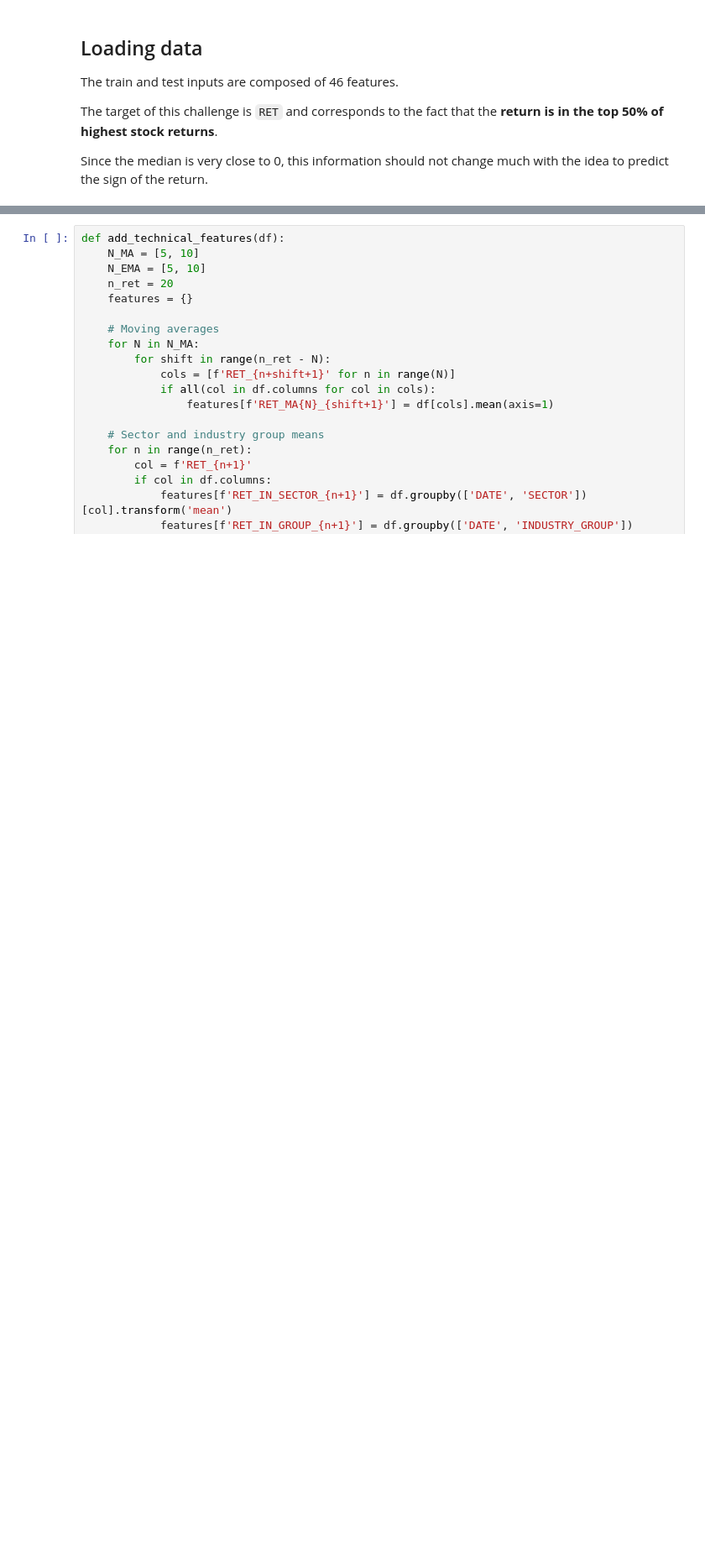
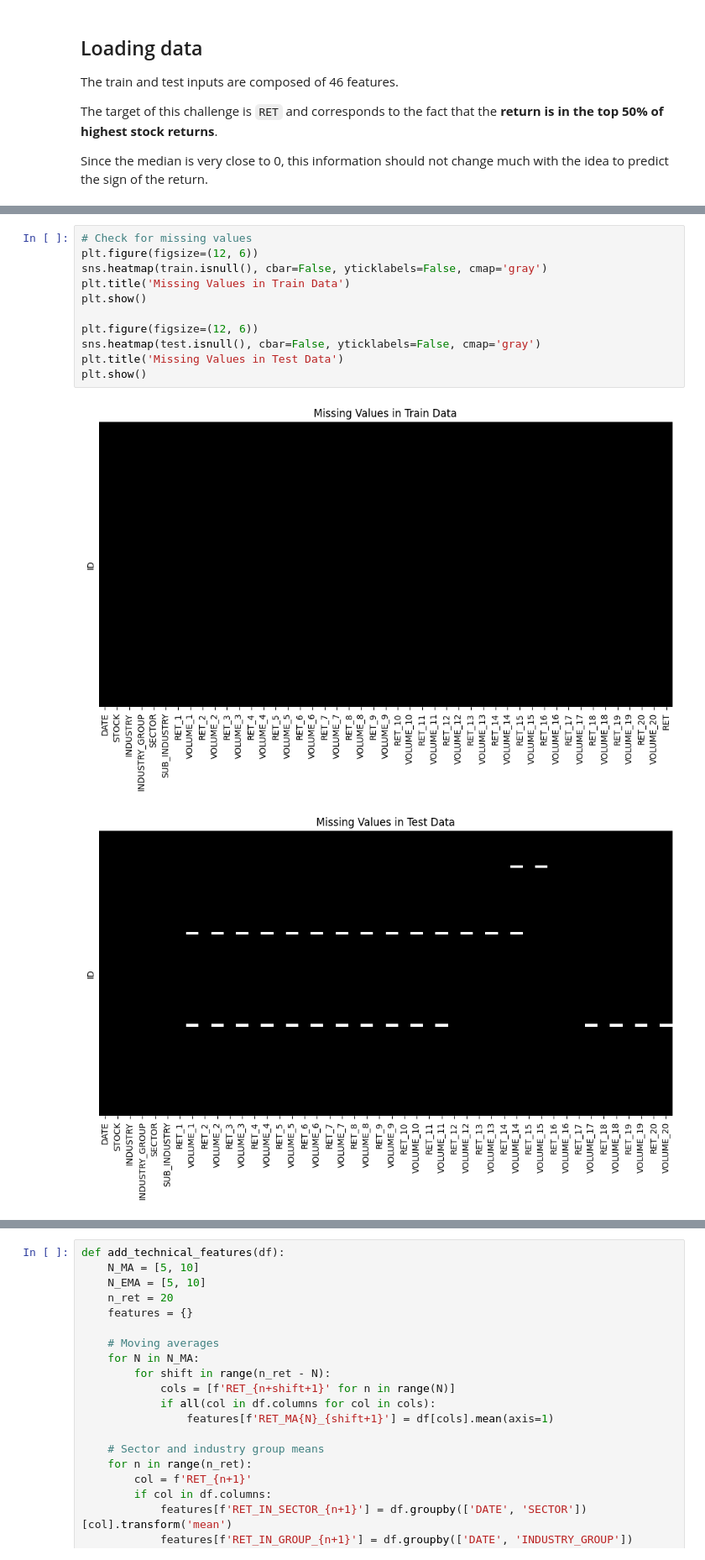
Before and after one commit to yuntongSH/QRT-Stock-Return-Prediction, a Jupyter notebook: QRT Stock Return Prediction Notebook.ipynb, the cells around one changed output, grey strips where cells are left out. Shown at 84% size. Saved outputs shown, nothing was run; the diff lists cells and outputs as text; blank space fills up the shorter version.

```diff
--- a/QRT Stock Return Prediction Notebook.ipynb
+++ b/QRT Stock Return Prediction Notebook.ipynb
@@ -79,0 +115,14 @@ We also built some classical technical indicators, including:
+# %%
+# Check for missing values
+plt.figure(figsize=(12, 6))
+sns.heatmap(train.isnull(), cbar=False, yticklabels=False, cmap='gray')
+plt.title('Missing Values in Train Data')
+plt.show()
+
+plt.figure(figsize=(12, 6))
+sns.heatmap(test.isnull(), cbar=False, yticklabels=False, cmap='gray')
+plt.title('Missing Values in Test Data')
+plt.show()
+# %% [output]
+[figure, added]
+[figure, added]
```
Also changed, not shown: parts of 8 cells of this notebook.
